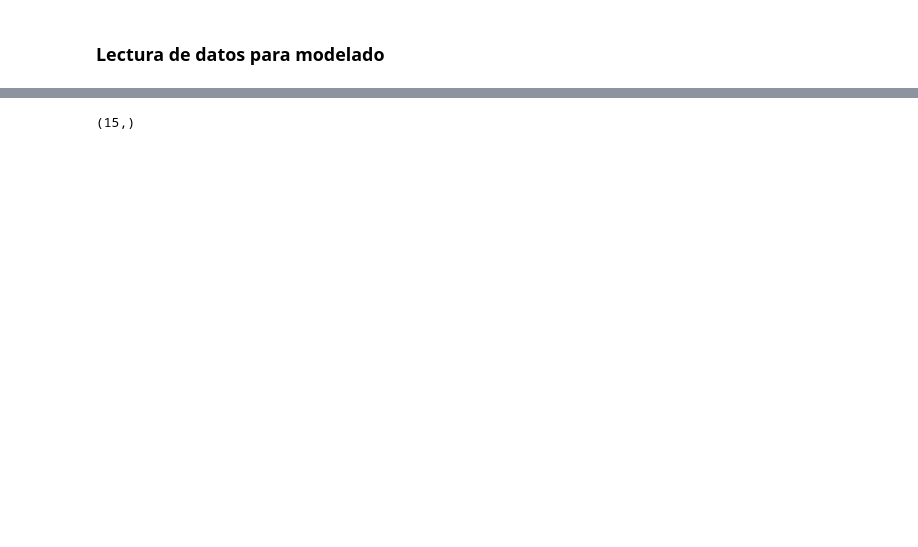
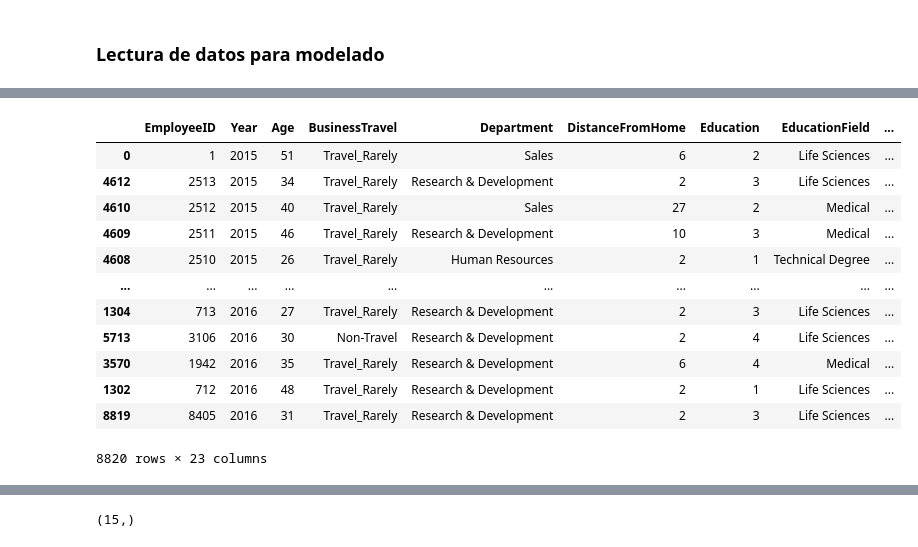
Before and after one commit to SantiRestrepoOlarte/ML_HumanResources, a Jupyter notebook: d_modelos.ipynb, the cells around one changed output, grey strips where cells are left out. Cells and saved outputs as stored; diff of their text form; code cells hidden in the pictures; blank space fills up the shorter version.

```diff
--- a/d_modelos.ipynb
+++ b/d_modelos.ipynb
@@ -25,3 +30,19 @@ df_models.head()
+# %%
+df_models
+# %% [output]
+|  | EmployeeID | Year | Age | BusinessTravel | Department | DistanceFromHome | Education | EducationField | ... |
+| 0 | 1 | 2015 | 51 | Travel_Rarely | Sales | 6 | 2 | Life Sciences | ... |
+| 4612 | 2513 | 2015 | 34 | Travel_Rarely | Research & Development | 2 | 3 | Life Sciences | ... |
+| 4610 | 2512 | 2015 | 40 | Travel_Rarely | Sales | 27 | 2 | Medical | ... |
+| 4609 | 2511 | 2015 | 46 | Travel_Rarely | Research & Development | 10 | 3 | Medical | ... |
+| 4608 | 2510 | 2015 | 26 | Travel_Rarely | Human Resources | 2 | 1 | Technical Degree | ... |
+| ... | ... | ... | ... | ... | ... | ... | ... | ... | ... |
+| 1304 | 713 | 2016 | 27 | Travel_Rarely | Research & Development | 2 | 3 | Life Sciences | ... |
+| 5713 | 3106 | 2016 | 30 | Non-Travel | Research & Development | 2 | 4 | Life Sciences | ... |
+| 3570 | 1942 | 2016 | 35 | Travel_Rarely | Research & Development | 6 | 4 | Medical | ... |
+| 1302 | 712 | 2016 | 48 | Travel_Rarely | Research & Development | 2 | 1 | Life Sciences | ... |
+| 8819 | 8405 | 2016 | 31 | Travel_Rarely | Research & Development | 2 | 3 | Life Sciences | ... |
+8820 rows × 23 columns
 # %%
 df_models.info()
 # %% [output]
```
Also changed, not shown: parts of 20 cells of this notebook, 3 other files.
